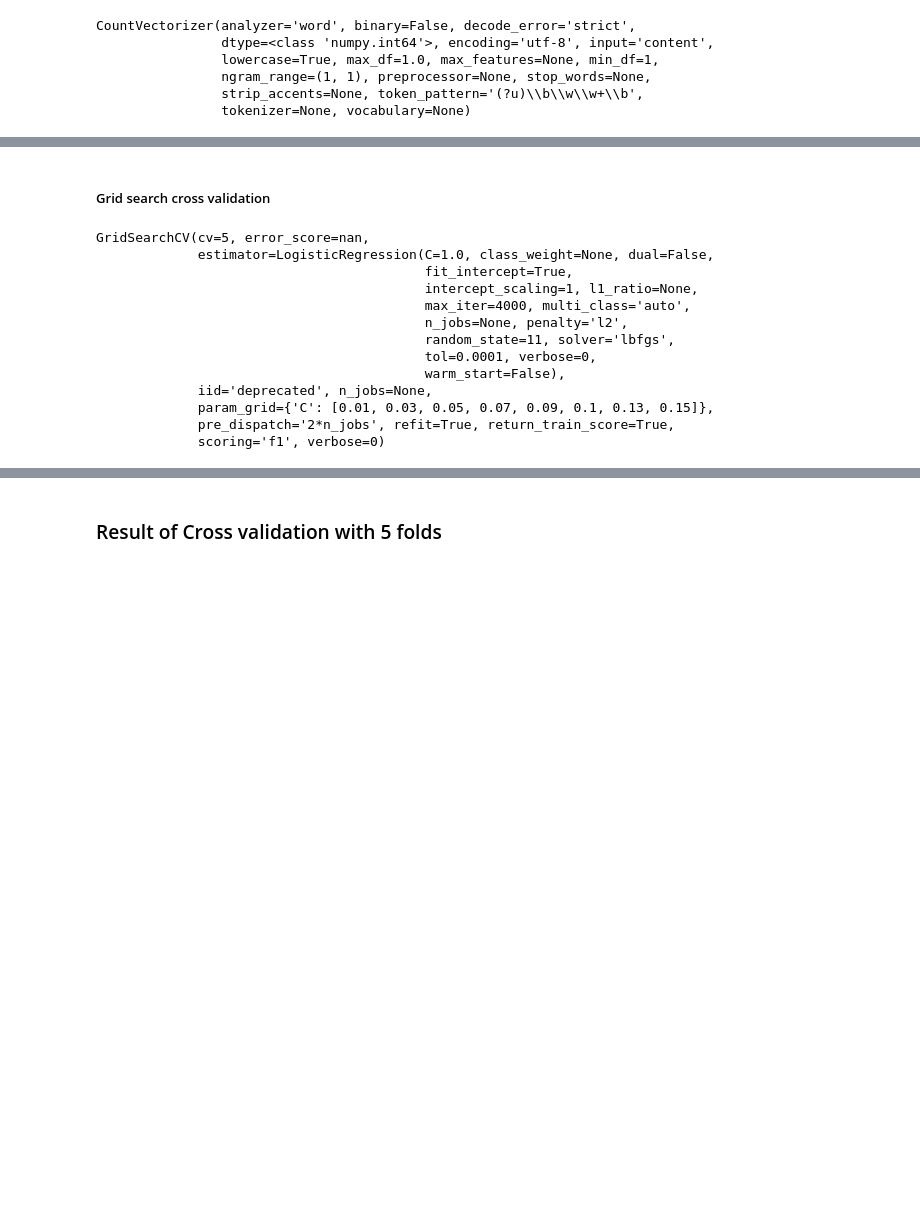
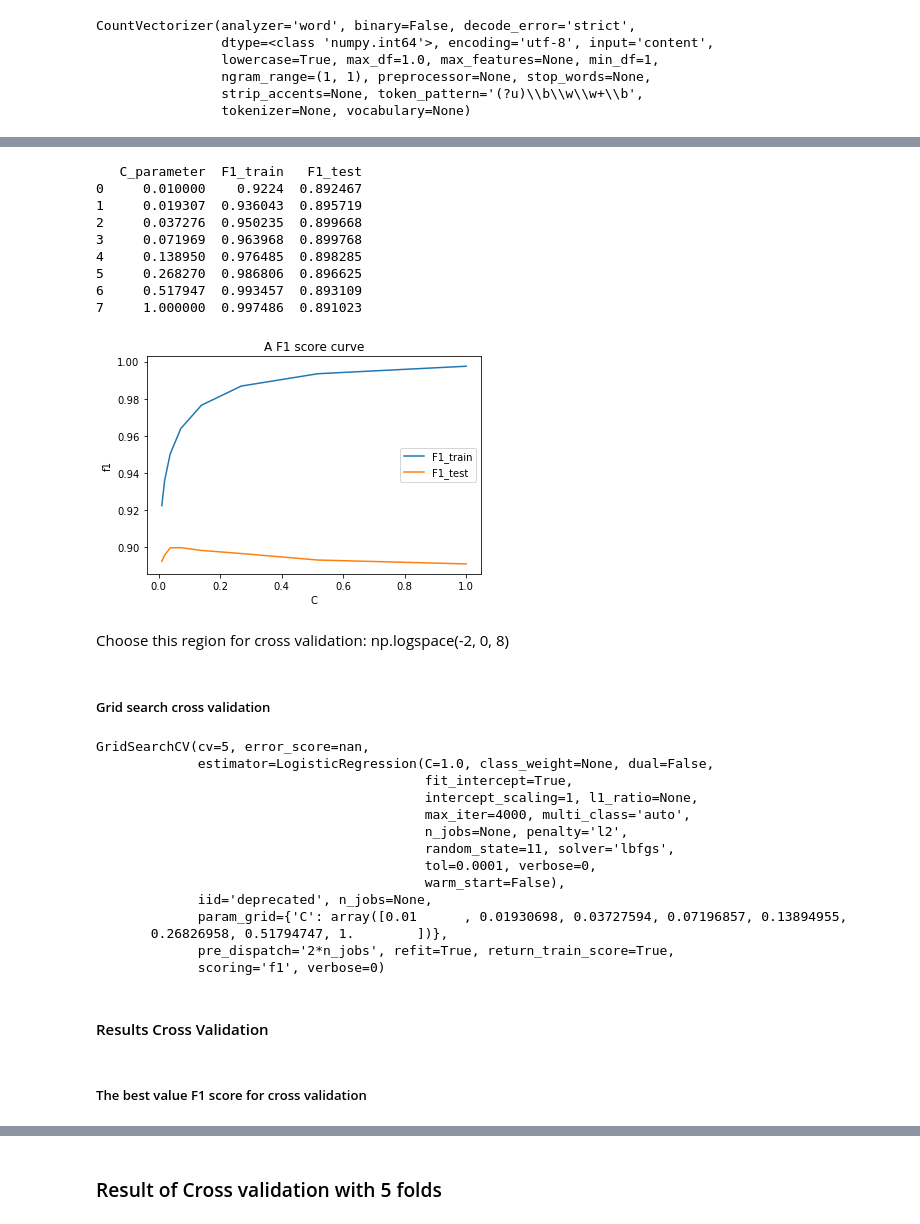
Before and after one commit to tatsianaDr/ml_training, a Jupyter notebook: baseLine2.ipynb, the cells around one changed output, grey strips where cells are left out. Saved outputs shown, nothing was run; the diff lists cells and outputs as text; code cells hidden in the pictures; blank space fills up the shorter version.

```diff
--- a/baseLine2.ipynb
+++ b/baseLine2.ipynb
@@ -171,12 +242,32 @@ sepal_acc_table
+# %%
+# Chose the smaller range for C = np.logspace(-2, 0, 8)
+foundAppropriateRegionC(np.logspace(-2, 0, 8))
+# %% [output]
+   C_parameter  F1_train   F1_test
+0     0.010000    0.9224  0.892467
+1     0.019307  0.936043  0.895719
+2     0.037276  0.950235  0.899668
+3     0.071969  0.963968  0.899768
+4     0.138950  0.976485  0.898285
+5     0.268270  0.986806  0.896625
+6     0.517947  0.993457  0.893109
+7     1.000000  0.997486  0.891023
+[figure, added]
+# %% [markdown]
+Choose this region for cross validation: np.logspace(-2, 0, 8)
 # %% [markdown]
 ##### Grid search cross validation
 # %%
 hyperparams_log_reg = {
-    'C': [0.01,0.03,0.05,0.07,0.09,0.1, 0.13, 0.15],
+    'C': np.logspace(-2, 0, 8),
 }
 
-logreg_model_cross_valid=LogisticRegression(random_state=11, max_iter=4000)
-logreg_cv = GridSearchCV(logreg_model_cross_valid, hyperparams_log_reg, scoring ='f1', cv=5, return_train_score=True )
+logreg_model_cross_valid=LogisticRegression(random_state=RANDOM_STATE, max_iter=MAX_ITER)
+logreg_cv = GridSearchCV(logreg_model_cross_valid,
+                         hyperparams_log_reg, scoring =TARGET_METRIC,
+                         cv=NUMBER_K_FOLD,
+                         return_train_score=True )
+
 logreg_cv.fit(X_train_features, y_train)
 # %% [output]
 GridSearchCV(cv=5, error_score=nan,
@@ -189,9 +280,14 @@ GridSearchCV(cv=5, error_score=nan,
                                           tol=0.0001, verbose=0,
                                           warm_start=False),
              iid='deprecated', n_jobs=None,
-             param_grid={'C': [0.01, 0.03, 0.05, 0.07, 0.09, 0.1, 0.13, 0.15]},
+             param_grid={'C': array([0.01      , 0.01930698, 0.03727594, 0.07196857, 0.13894955,
+       0.26826958, 0.51794747, 1.        ])},
              pre_dispatch='2*n_jobs', refit=True, return_train_score=True,
              scoring='f1', verbose=0)
+# %% [markdown]
+#### Results Cross Validation
+# %% [markdown]
+##### The best value F1 score for cross validation
 # %%
 logreg_cv.best_score_
 # %% [output]
```
Also changed, not shown: parts of 35 cells of this notebook.
